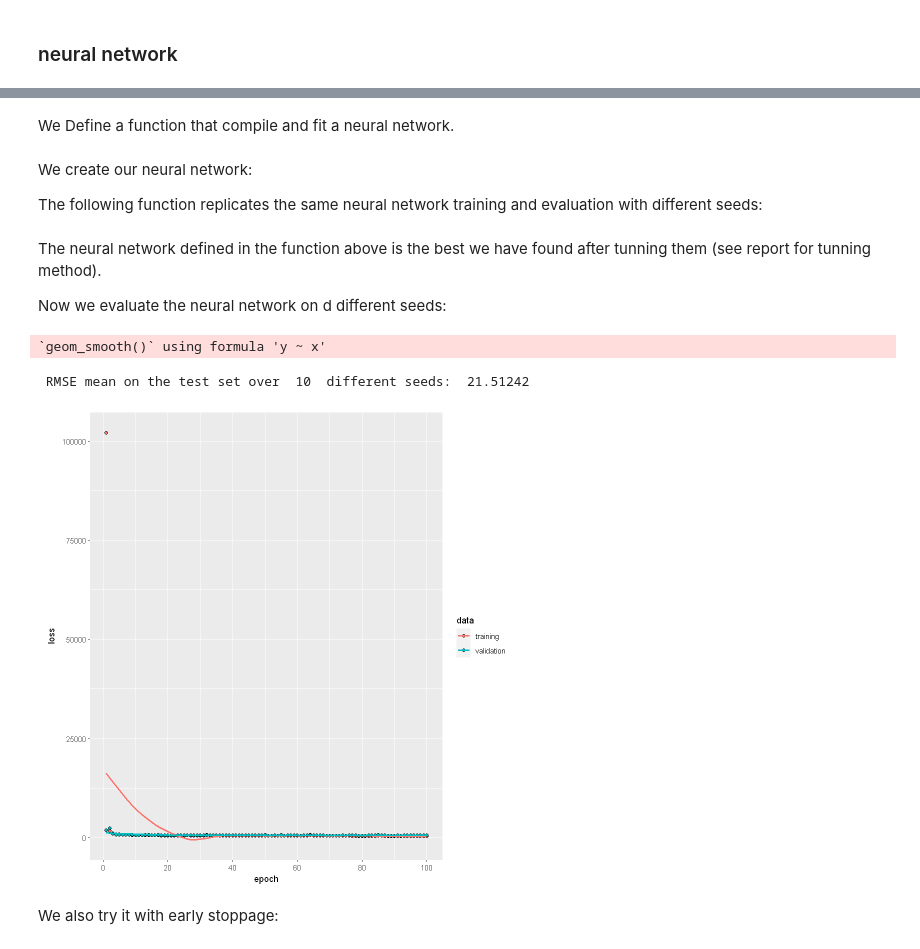
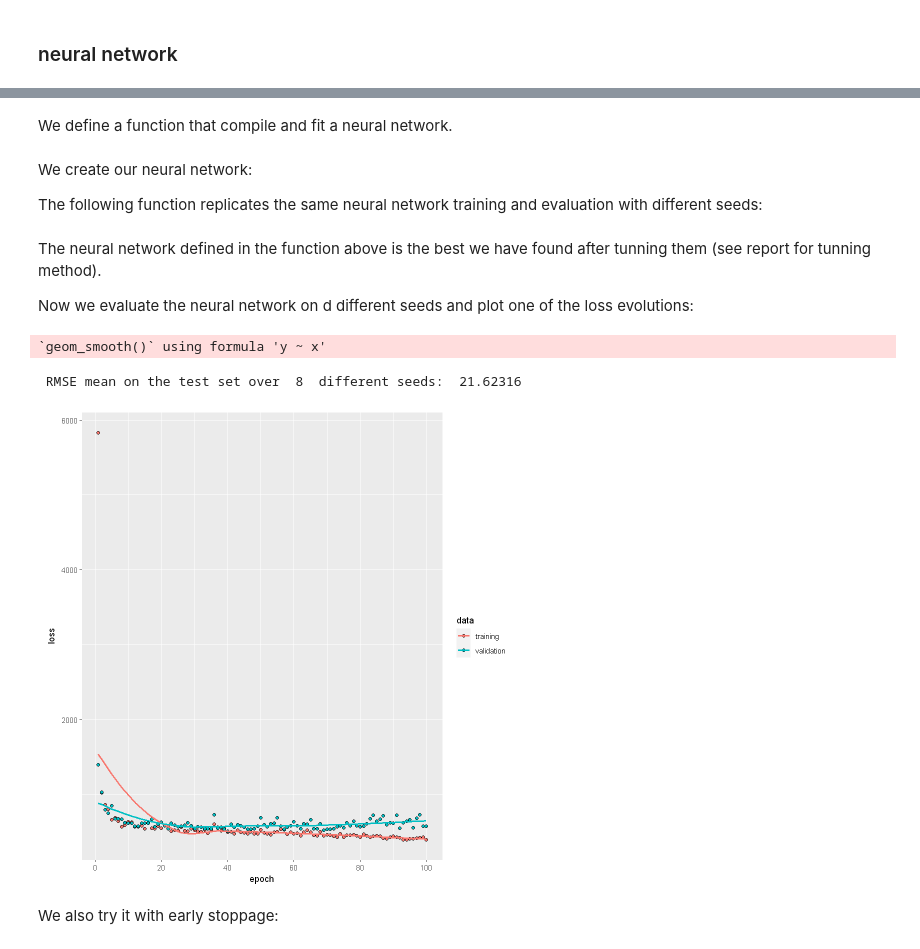
Before and after one commit to tomcastigl/BIO-322_mini_proj, a Jupyter notebook: src/projectA.ipynb, the cells around one changed output, grey strips where cells are left out. Cells and saved outputs as stored; diff of their text form; code cells hidden in the pictures.

```diff
--- a/src/projectA.ipynb
+++ b/src/projectA.ipynb
@@ -58,4 +55,4 @@ There is 1840 predictors that are always 0, so we can remove them (they cannot h
 # %%
-data.no.zeros<-(data.full[,apply(data.full,2,function(x)!all(x==0))])
+data.no.zeros<-(data.full[,apply(data.full,2,function(x)!all(var(x)==0))])
 dim(data.no.zeros)[2]
 # %% [output]
@@ -308,7 +316,7 @@ data.train.y<-data.train[,1]
 data.test.x<-data.test[,-1]
 data.test.y<-data.test[,1]
 # %% [markdown]
-We Define a function that compile and fit a neural network.
+We define a function that compile and fit a neural network.
 # %%
 compile_and_fit<-function(nn,data.x=data.train.x, data.y=data.train.y, valid.split=NULL,
                           valid.data=NULL, callbacks=NULL){
@@ -330,15 +338,10 @@ keras.nn<-function(seed,callbacks=NULL){
     tensorflow::tf$random$set_seed(seed) #alternative to use_session_with_seed() in my keras version.
     nn<-keras_model_sequential()
     nn %>%
-#        layer_dense(units=50, activation='relu', input_shape = c(1855), name = 'dense_input') %>%
- #       layer_dense(units=20, activation='relu', name = 'dense_1') %>%
-  #      layer_dense(units=10, activation='relu', name = 'dense_2') %>%
-   #     layer_dense(units=10, activation='relu', name = 'dense_3') %>%
-        layer_dense(units=60, activation='relu', input_shape = c(1855), name = 'dense_input') %>%
+        layer_dense(units=60, activation='relu', input_shape = c(1853), name = 'dense_input') %>%
         layer_dense(units=80, activation='relu', name = 'dense_2') %>%
         layer_dropout(rate=.1)%>%
         layer_dense(units=40, activation='relu', name = 'dense_3') %>%
-        #layer_dropout(rate=.1)%>%
         layer_dense(units=10, activation='relu', name = 'dense_4') %>%
         layer_dense(units=10, activation='relu', name = 'dense_5') %>%
         layer_dense(units=10, activation='relu', name = 'dense_6') %>%
@@ -346,21 +349,21 @@ keras.nn<-function(seed,callbacks=NULL){
 
     hist<-compile_and_fit(nn,valid.split=0.1,callbacks=callbacks)
     ifelse(callbacks == NULL,,hist$params$epochs<-length(hist$metrics$loss))
-    if(seed==1)print(plot(hist))                                           #doesn't plot...
+    if(seed==1)print(plot(hist))
     evaluate(nn,as.matrix(data.test.x),data.test.y)
 }
 # %% [markdown]
 The neural network defined in the function above is the best we have found after tunning them (see report for tunning method).
 
-Now we evaluate the neural network on d different seeds:
+Now we evaluate the neural network on d different seeds and plot one of the loss evolutions:
 # %%
-d<-10
+d<-8
 keras.res<-sapply(1:d,keras.nn)
 cat(' RMSE mean on the test set over ',d,' different seeds: ',sqrt(mean(keras.res)))
 # %% [output]
 `geom_smooth()` using formula 'y ~ x'
- RMSE mean on the test set over  10  different seeds:  21.51242
+ RMSE mean on the test set over  8  different seeds:  21.62316
-[figure, old version]
+[figure, new version]
 # %% [markdown]
 We also try it with early stoppage:
 # %%
```
Also changed, not shown: parts of 55 cells of this notebook, 7 other files.
